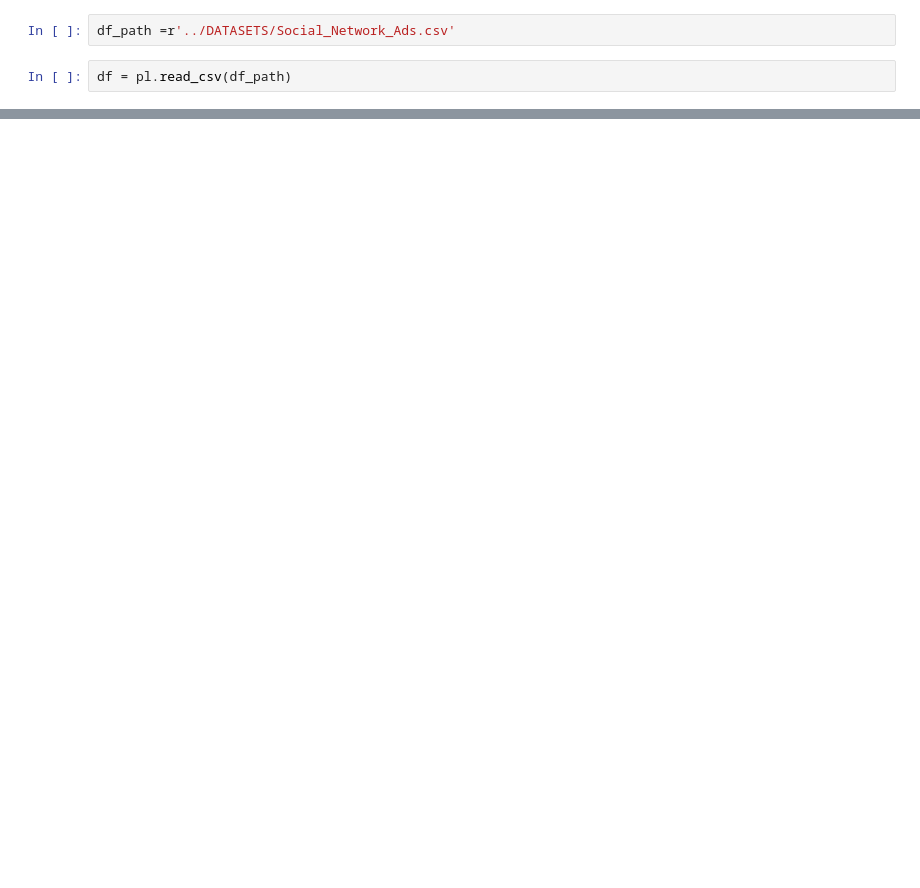
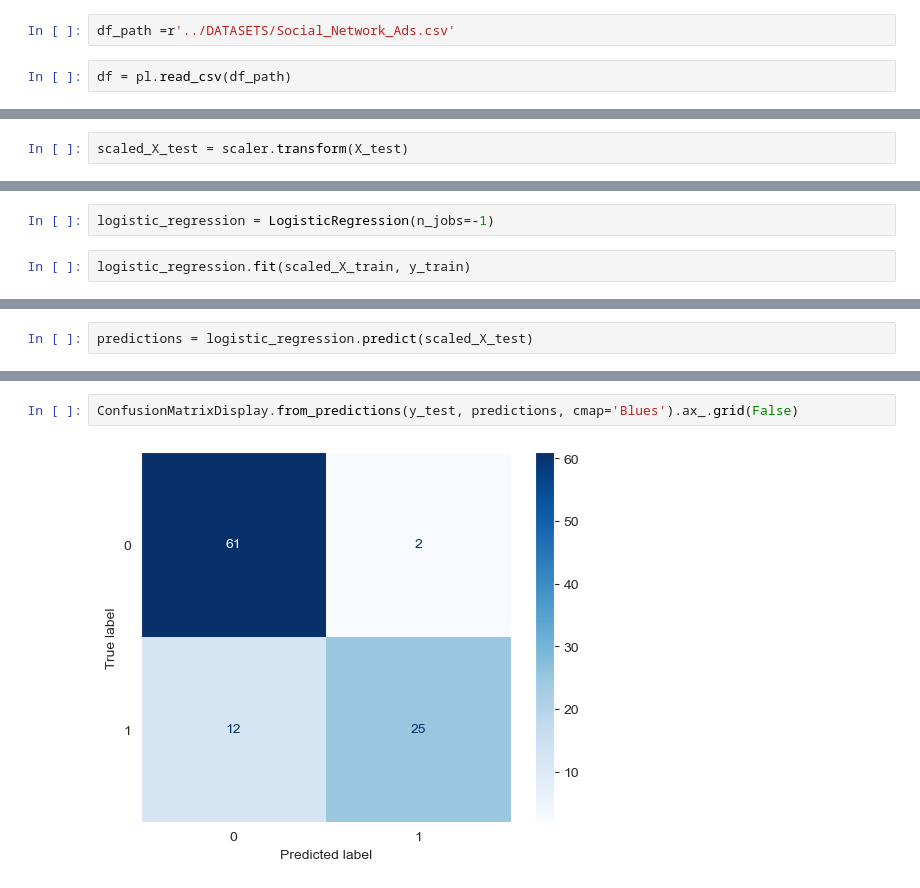
Before and after one commit to ZygimantasB/Python_R_from_two_Data_Science_experts, a Jupyter notebook: Section 16 Logistic Regression/section_16.ipynb, the cells around one changed output, grey strips where cells are left out. Cells and saved outputs as stored; diff of their text form; blank space fills up the shorter version.

```diff
--- a/Section 16 Logistic Regression/section_16.ipynb
+++ b/Section 16 Logistic Regression/section_16.ipynb
@@ -31,0 +48,2 @@ shape: (400, 3)
+# %%
+scaled_X_test = scaler.transform(X_test)
@@ -31,0 +52,4 @@ shape: (400, 3)
+# %%
+logistic_regression = LogisticRegression(n_jobs=-1)
+# %%
+logistic_regression.fit(scaled_X_train, y_train)
@@ -31,0 +58,2 @@ shape: (400, 3)
+# %%
+predictions = logistic_regression.predict(scaled_X_test)
@@ -31,0 +118,4 @@ shape: (400, 3)
+# %%
+ConfusionMatrixDisplay.from_predictions(y_test, predictions, cmap='Blues').ax_.grid(False)
+# %% [output]
+[figure, added]
```
Also changed, not shown: parts of 24 cells of this notebook.
